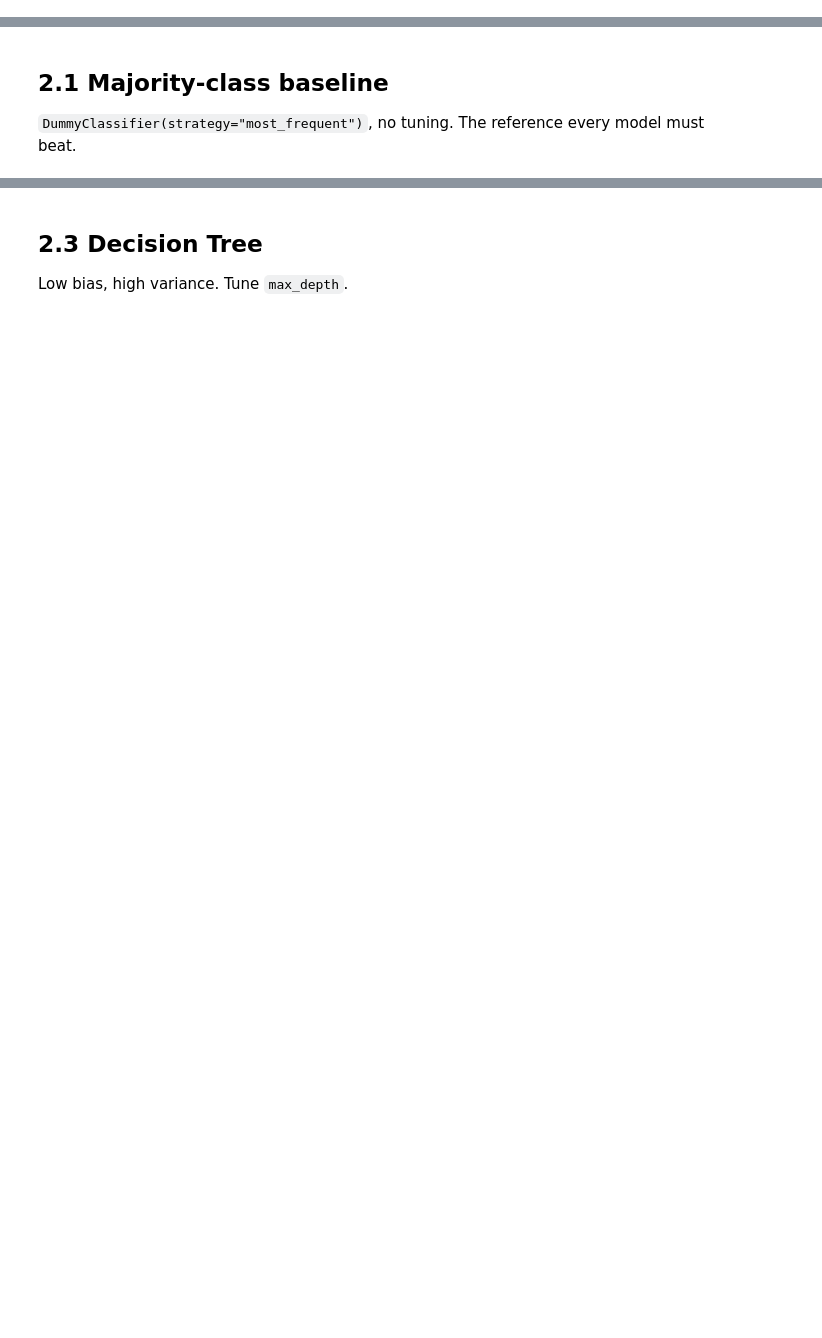
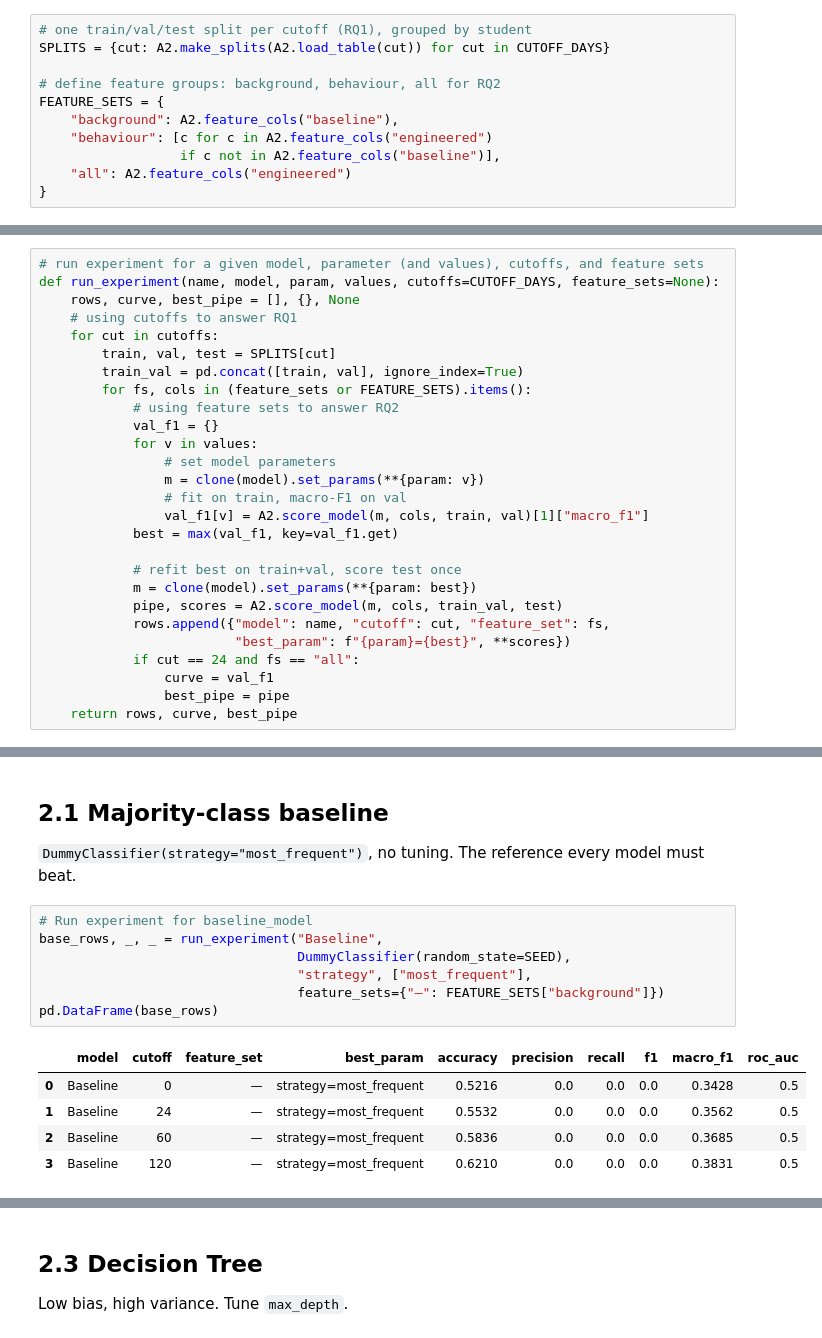
Before and after one commit to guangyu11/OULAD-Prediction, a Jupyter notebook: work_Guangyu.ipynb, the cells around one changed output, grey strips where cells are left out. Cells and saved outputs as stored; diff of their text form; blank space fills up the shorter version.

```diff
--- a/work_Guangyu.ipynb
+++ b/work_Guangyu.ipynb
@@ -67,0 +94,11 @@ Feature sets (background / behaviour / all) and the model registry with each sea
+# %%
+# one train/val/test split per cutoff (RQ1), grouped by student
+SPLITS = {cut: A2.make_splits(A2.load_table(cut)) for cut in CUTOFF_DAYS}
+
+# define feature groups: background, behaviour, all for RQ2
+FEATURE_SETS = {
+    "background": A2.feature_cols("baseline"),
+    "behaviour": [c for c in A2.feature_cols("engineered")
+                  if c not in A2.feature_cols("baseline")],
+    "all": A2.feature_cols("engineered")
+}
@@ -67,0 +111,27 @@ Feature sets (background / behaviour / all) and the model registry with each sea
+# %%
+# run experiment for a given model, parameter (and values), cutoffs, and feature sets
+def run_experiment(name, model, param, values, cutoffs=CUTOFF_DAYS, feature_sets=None):
+    rows, curve, best_pipe = [], {}, None
+    # using cutoffs to answer RQ1
+    for cut in cutoffs:
+        train, val, test = SPLITS[cut]
+        train_val = pd.concat([train, val], ignore_index=True)
+        for fs, cols in (feature_sets or FEATURE_SETS).items():
+            # using feature sets to answer RQ2
+            val_f1 = {}
+            for v in values:
+                # set model parameters
+                m = clone(model).set_params(**{param: v})
+                # fit on train, macro-F1 on val
+                val_f1[v] = A2.score_model(m, cols, train, val)[1]["macro_f1"]
+            best = max(val_f1, key=val_f1.get)
+
+            # refit best on train+val, score test once
+            m = clone(model).set_params(**{param: best})
+            pipe, scores = A2.score_model(m, cols, train_val, test)
+            rows.append({"model": name, "cutoff": cut, "feature_set": fs,
+                         "best_param": f"{param}={best}", **scores})
+            if cut == 24 and fs == "all":
+                curve = val_f1
+                best_pipe = pipe
+    return rows, curve, best_pipe
@@ -69,6 +164,19 @@ Feature sets (background / behaviour / all) and the model registry with each sea
 ## 2.1 Majority-class baseline
 
 `DummyClassifier(strategy="most_frequent")`, no tuning. The reference every model must beat.
+# %%
+# Run experiment for baseline_model
+base_rows, _, _ = run_experiment("Baseline",
+                                 DummyClassifier(random_state=SEED),
+                                 "strategy", ["most_frequent"],
+                                 feature_sets={"—": FEATURE_SETS["background"]})
+pd.DataFrame(base_rows)
+# %% [output]
+|  | model | cutoff | feature_set | best_param | accuracy | precision | recall | f1 | macro_f1 | roc_auc |
+| 0 | Baseline | 0 | — | strategy=most_frequent | 0.5216 | 0.0 | 0.0 | 0.0 | 0.3428 | 0.5 |
+| 1 | Baseline | 24 | — | strategy=most_frequent | 0.5532 | 0.0 | 0.0 | 0.0 | 0.3562 | 0.5 |
+| 2 | Baseline | 60 | — | strategy=most_frequent | 0.5836 | 0.0 | 0.0 | 0.0 | 0.3685 | 0.5 |
+| 3 | Baseline | 120 | — | strategy=most_frequent | 0.6210 | 0.0 | 0.0 | 0.0 | 0.3831 | 0.5 |
 # %% [markdown]
 ## 2.2 Logistic Regression
 
```
Also changed, not shown: parts of 29 cells of this notebook, 2 other files.
